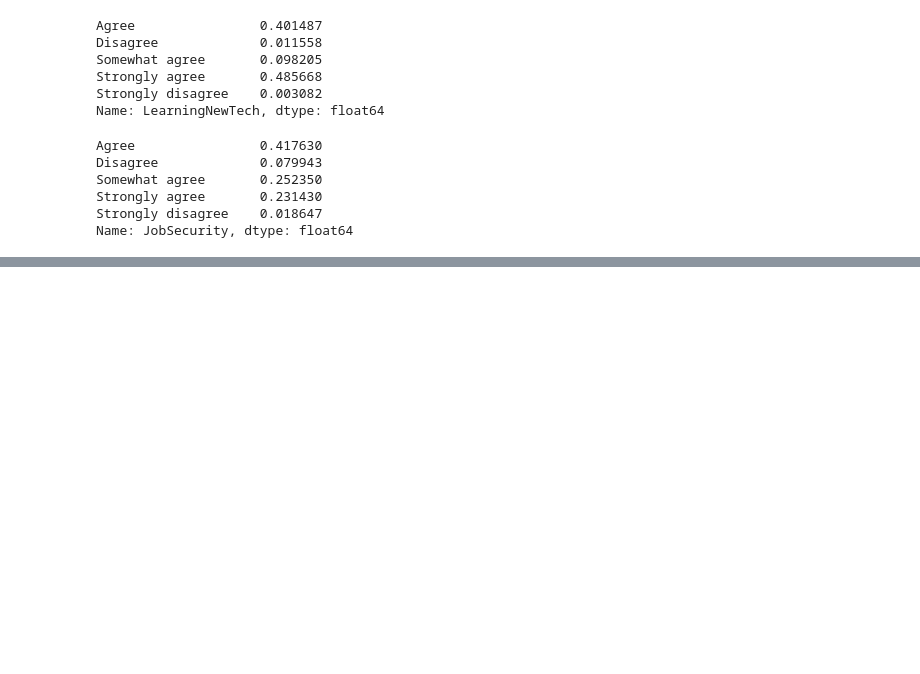
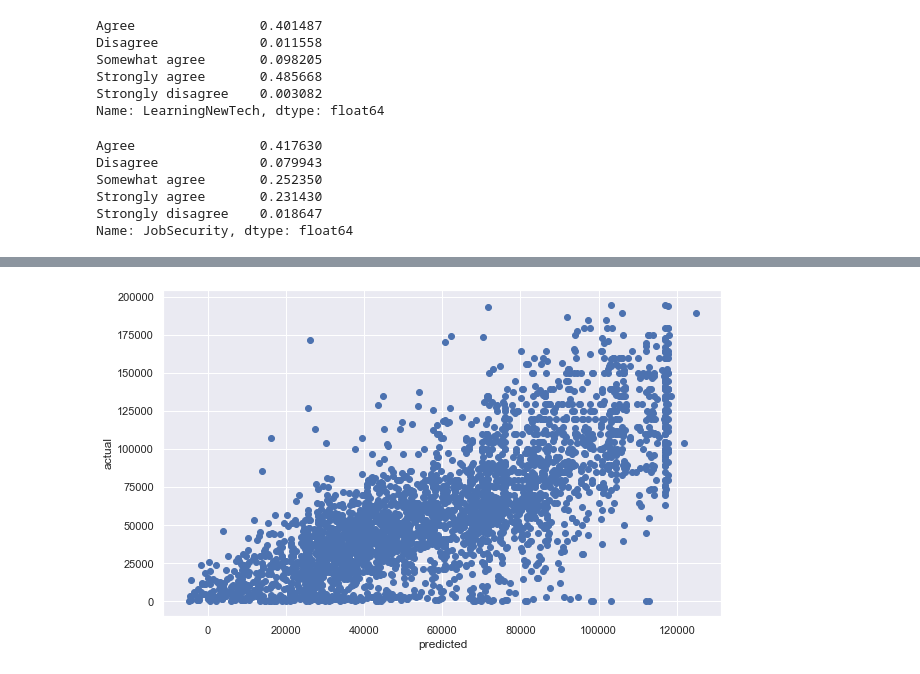
Before and after one commit to mkhajeh/StackOverFlow_2017_Survey_Analysis, a Jupyter notebook: StackOverflow 2017 Survey Analysis.ipynb, the cells around one changed output, grey strips where cells are left out. Saved outputs shown, nothing was run; the diff lists cells and outputs as text; code cells hidden in the pictures; blank space fills up the shorter version.

```diff
--- a/StackOverflow 2017 Survey Analysis.ipynb
+++ b/StackOverflow 2017 Survey Analysis.ipynb
@@ -599,0 +887,8 @@ Name: JobSecurity, dtype: float64
+# %%
+#Plot of actual vs. predicted data
+plt.figure(figsize=(10,6))
+plt.plot(preds_vs_act['preds'], preds_vs_act['actual'], 'bo');
+plt.xlabel('predicted');
+plt.ylabel('actual');
+# %% [output]
+[figure, added]
```
Also changed, not shown: parts of 49 cells of this notebook.
